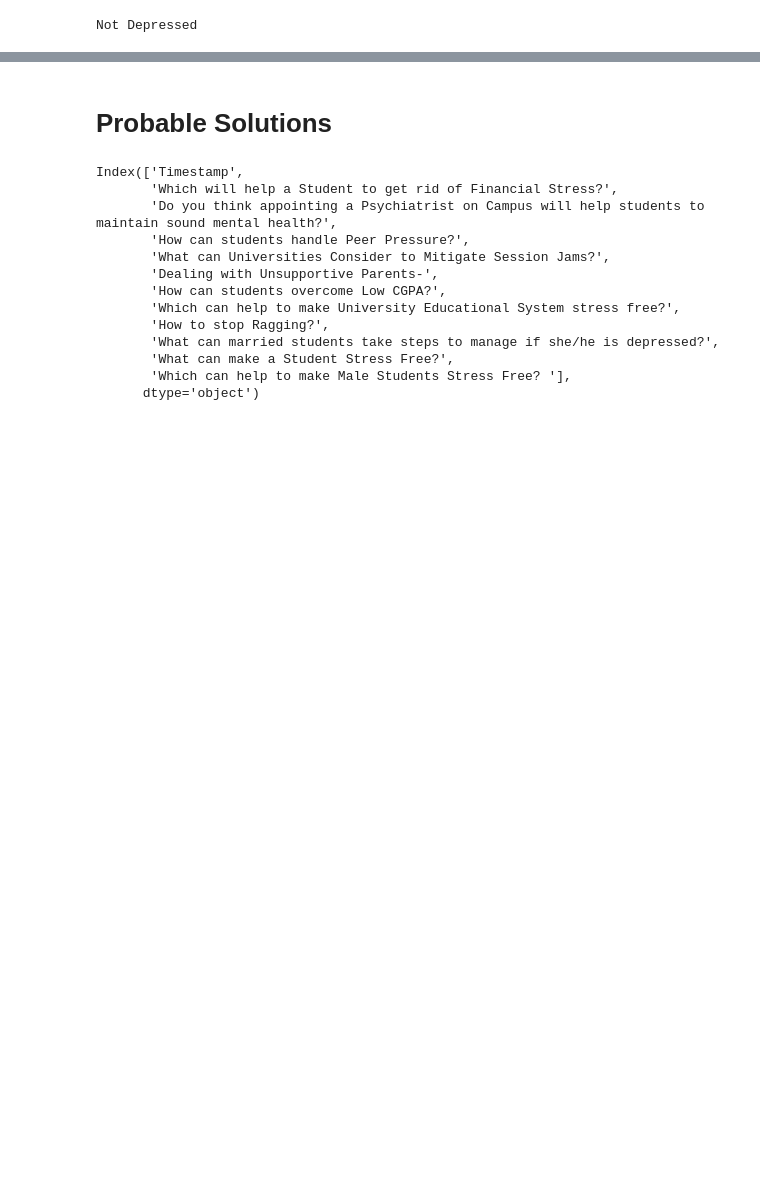
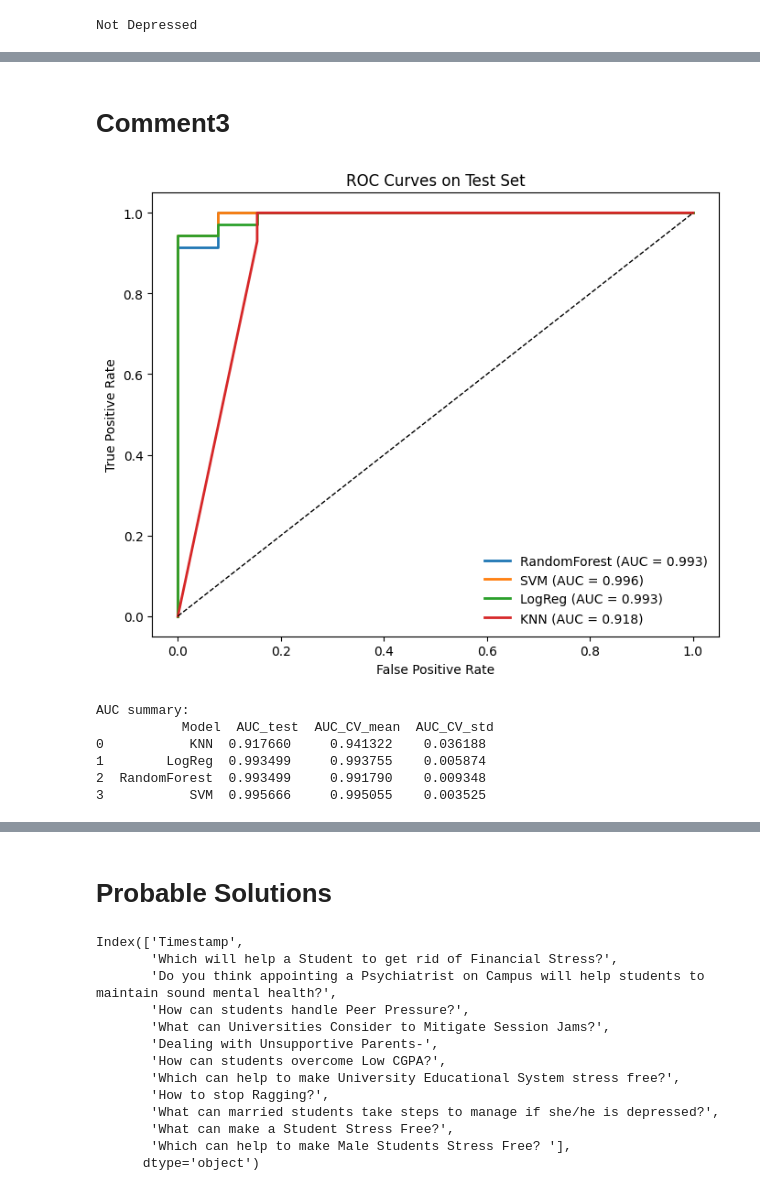
Before and after one commit to sudhabh23/Mental_Health_Prevention_Bangladeshi_Students, a Jupyter notebook: Relevent Codes/main.ipynb, the cells around one changed output, grey strips where cells are left out. Drawn from its saved outputs; the diff is of its cells as text; code cells hidden in the pictures; blank space fills up the shorter version.

```diff
--- a/Relevent Codes/main.ipynb
+++ b/Relevent Codes/main.ipynb
@@ -1045,0 +1433,79 @@ Not Depressed
+# %% [markdown]
+# Comment3
+# %%
+# ==============================
+# ROC–AUC curves + numeric AUCs
+# ==============================
+import os
+import numpy as np
+import matplotlib.pyplot as plt
+from sklearn.metrics import roc_curve, roc_auc_score
+from sklearn.model_selection import StratifiedKFold, cross_val_score
+import pandas as pd
+
+save_dir = "/content/drive/MyDrive/Sudha-Thesis/Model_Eval"
+os.makedirs(save_dir, exist_ok=True)
+
+# Collect your trained models
+models = {
+    "RandomForest": rf_classifier,
+    "SVM":          svm_classifier,       # kernel='linear' (no need for probability=True)
+    "LogReg":       logreg_classifier,
+    "KNN":          knn_classifier
+}
+
+def decision_scores(estimator, X_):
+    """
+    Return a score vector suitable for ROC–AUC:
+    1) decision_function if available,
+    2) else positive-class probability.
+    """
+    if hasattr(estimator, "decision_function"):
+        return estimator.decision_function(X_)
+    elif hasattr(estimator, "predict_proba"):
+        return estimator.predict_proba(X_)[:, 1]
+    else:
+        # Fallback to predicted labels (not ideal for ROC, but avoids crash)
+        return estimator.predict(X_)
+
+# --- Plot ROC on the held-out test set (all models on one figure) ---
+plt.figure(figsize=(7, 5.8))
+auc_rows = []
+
+for name, est in models.items():
+    y_score = decision_scores(est, X_test)
+    fpr, tpr, _ = roc_curve(y_test, y_score)
+    auc_val = roc_auc_score(y_test, y_score)
+    plt.plot(fpr, tpr, lw=2, label=f"{name} (AUC = {auc_val:.3f})")
+    auc_rows.append({"Model": name, "AUC_test": auc_val})
+
+# Chance line
+plt.plot([0, 1], [0, 1], "k--", lw=1)
+plt.xlabel("False Positive Rate")
+plt.ylabel("True Positive Rate")
+plt.title("ROC Curves on Test Set")
+plt.legend(loc="lower right", frameon=False)
+plt.tight_layout()
+plt.savefig(os.path.join(save_dir, "ROC_all_models_test.png"), dpi=150, bbox_inches="tight")
+plt.show()
+
+# --- 5-fold CV AUC (on the whole X, y) for robustness ---
+cv = StratifiedKFold(n_splits=5, shuffle=True, random_state=42)
+for name, est in models.items():
+    # scorer='roc_auc' will use decision_function if available, otherwise predict_proba
+    cv_auc = cross_val_score(est, X, y, scoring="roc_auc", cv=cv, n_jobs=-1)
+    auc_rows.append({"Model": name, "AUC_CV_mean": cv_auc.mean(), "AUC_CV_std": cv_auc.std()})
+
+# Save AUC table
+auc_df = pd.DataFrame(auc_rows).groupby("Model", as_index=False).max()
+auc_df = auc_df[["Model", "AUC_test", "AUC_CV_mean", "AUC_CV_std"]]
+print("AUC summary:\n", auc_df)
+auc_df.to_csv(os.path.join(save_dir, "AUC_summary.csv"), index=False)
+# %% [output]
+[figure, added]
+AUC summary:
+           Model  AUC_test  AUC_CV_mean  AUC_CV_std
+0           KNN  0.917660     0.941322    0.036188
+1        LogReg  0.993499     0.993755    0.005874
+2  RandomForest  0.993499     0.991790    0.009348
+3           SVM  0.995666     0.995055    0.003525
```
Also changed, not shown: parts of 19 cells of this notebook.
